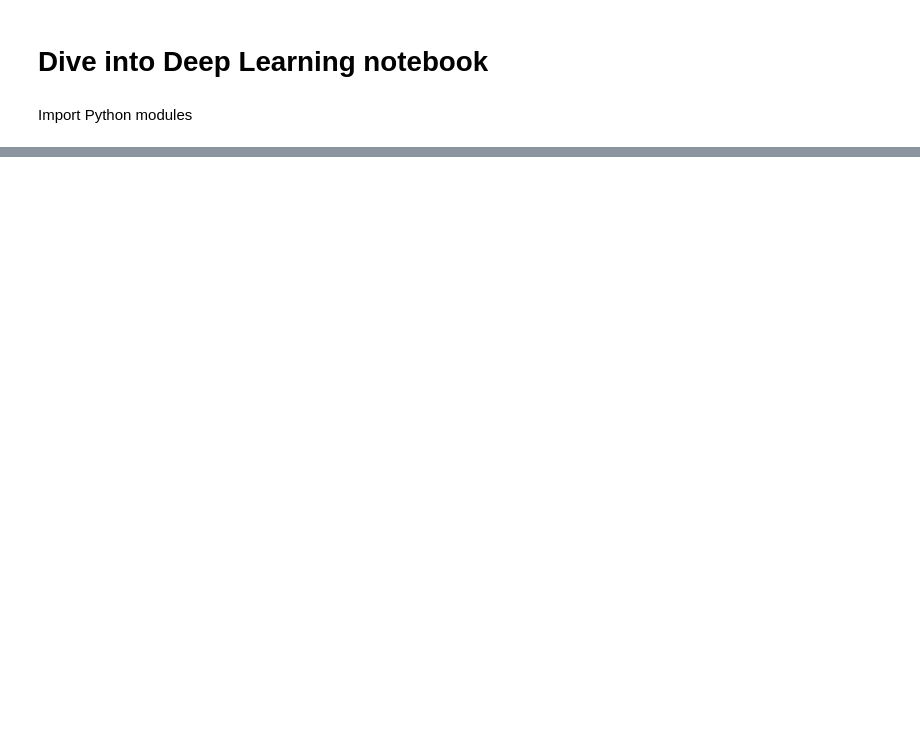
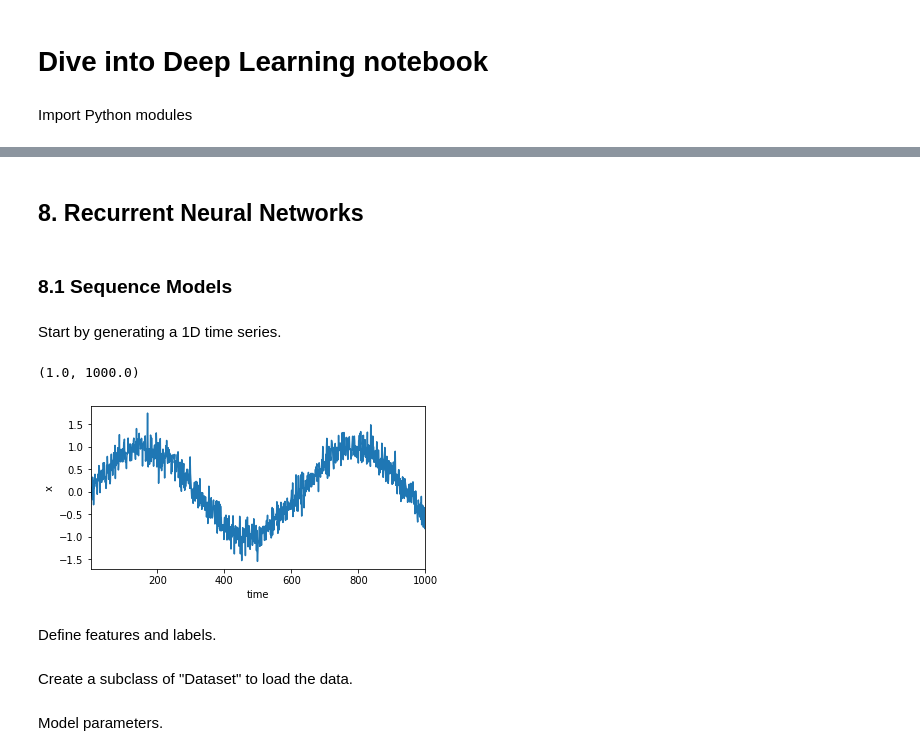
Before and after one commit to ArianeDucellier/NTPP, a Jupyter notebook: notebooks/d2l_rnn.ipynb, the cells around one changed output, grey strips where cells are left out. Drawn from its saved outputs; the diff is of its cells as text; code cells hidden in the pictures; blank space fills up the shorter version.

Commit message:
Start notebooks on tutorial

```diff
--- a/notebooks/d2l_rnn.ipynb
+++ b/notebooks/d2l_rnn.ipynb
@@ -75,0 +24,20 @@ d2l.plot([time, time[tau:]], [x.detach().numpy(), onestep_preds.detach().numpy()
+# %% [markdown]
+## 8. Recurrent Neural Networks
+# %% [markdown]
+### 8.1 Sequence Models
+# %% [markdown]
+Start by generating a 1D time series.
+# %%
+T = 1000
+time = torch.arange(1, T + 1, dtype=torch.float32)
+x = torch.sin(0.01 * time) + torch.normal(0, 0.2, (T,))
+plt.figure(0, figsize=(6, 3))
+plt.plot(time, x.numpy())
+plt.xlabel('time')
+plt.ylabel('x')
+plt.xlim([1, 1000])
+# %% [output]
+(1.0, 1000.0)
+[figure, added]
+# %% [markdown]
+Define features and labels.
@@ -75,0 +50,2 @@ d2l.plot([time, time[tau:]], [x.detach().numpy(), onestep_preds.detach().numpy()
+# %% [markdown]
+Create a subclass of "Dataset" to load the data.
@@ -75,0 +67,2 @@ d2l.plot([time, time[tau:]], [x.detach().numpy(), onestep_preds.detach().numpy()
+# %% [markdown]
+Model parameters.
```
Also changed, not shown: parts of 81 cells of this notebook, 6 other files.
